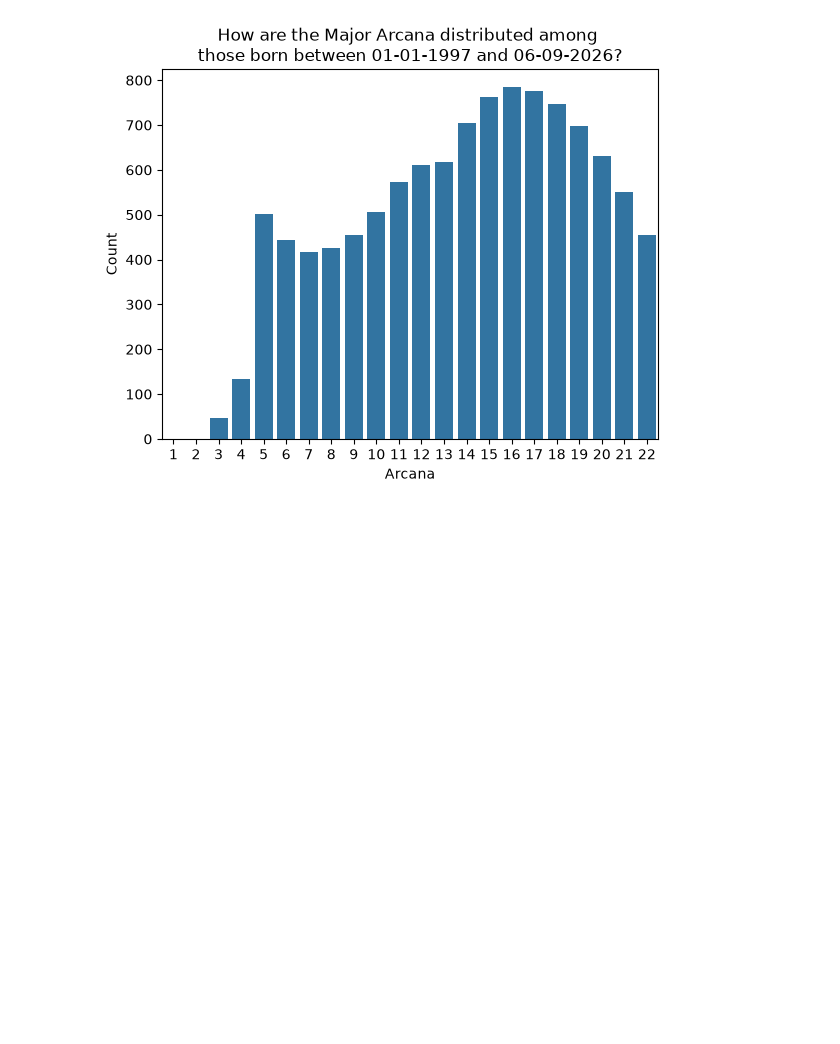
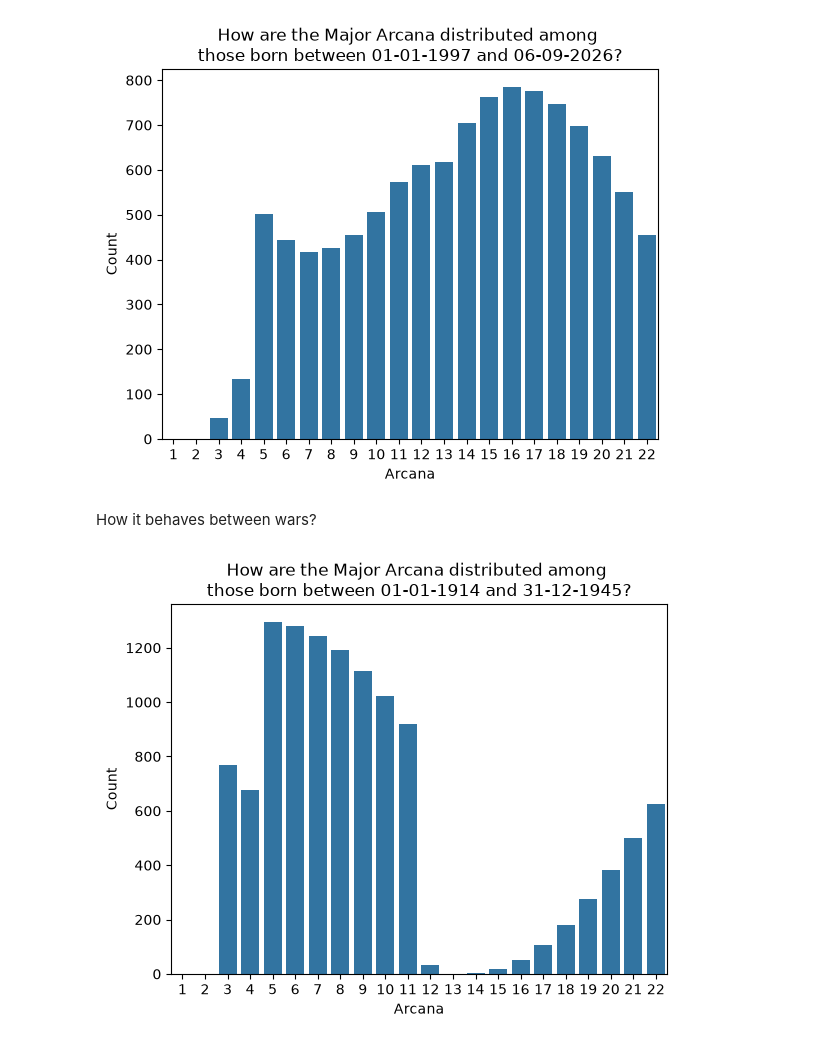
Before and after one commit to alichwan/numerology-stats, a Jupyter notebook: exploration.ipynb, the cells around one changed output. Drawn from its saved outputs; the diff is of its cells as text; code cells hidden in the pictures; blank space fills up the shorter version.

```diff
--- a/exploration.ipynb
+++ b/exploration.ipynb
@@ -72,3 +76,18 @@ plt.title("How are the Major Arcana distributed among \nthose born between 01-01
 plt.show()
 # %% [output]
 [figure]
+# %% [markdown]
+How it behaves between wars?
+# %%
+start_date = "01-01-1914"
+end_date = "31-12-1945"
+arcanas = [date_to_arcana(d) for d in date_range(start_date, end_date)]
+len(arcanas)
+sns.countplot(x=arcanas, order=range(1, 23))
+
+plt.xlabel("Arcana")
+plt.ylabel("Count")
+plt.title(f"How are the Major Arcana distributed among \nthose born between {start_date} and {end_date}?")
+plt.show()
+# %% [output]
+[figure, added]
```
Also changed, not shown: parts of 2 cells of this notebook.
